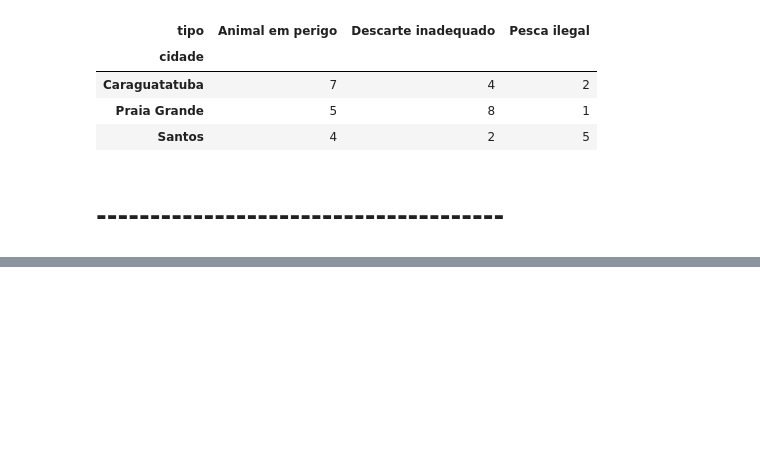
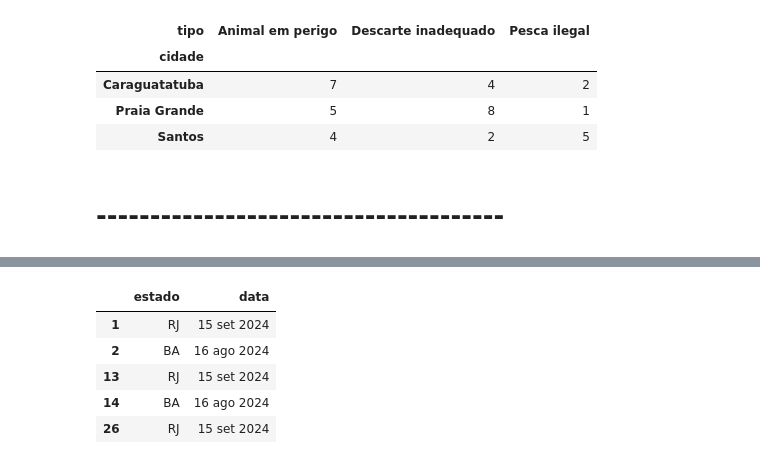
Before and after one commit to gabrielfalanga/gs-python, a Jupyter notebook: analise.ipynb, the cells around one changed output, grey strips where cells are left out. Cells and saved outputs as stored; diff of their text form; code cells hidden in the pictures; blank space fills up the shorter version.

```diff
--- a/analise.ipynb
+++ b/analise.ipynb
@@ -221,0 +345,12 @@ tipos_cidades_sp_graf
+# %%
+terceiro_tri_df = estados_datas_df.loc[estados_datas_df['data'].str.contains('jul') |
+                                       estados_datas_df['data'].str.contains('ago') |
+                                       estados_datas_df['data'].str.contains('set')]
+terceiro_tri_df.head()
+# %% [output]
+|  | estado | data |
+| 1 | RJ | 15 set 2024 |
+| 2 | BA | 16 ago 2024 |
+| 13 | RJ | 15 set 2024 |
+| 14 | BA | 16 ago 2024 |
+| 26 | RJ | 15 set 2024 |
```
Also changed, not shown: parts of 9 cells of this notebook.
